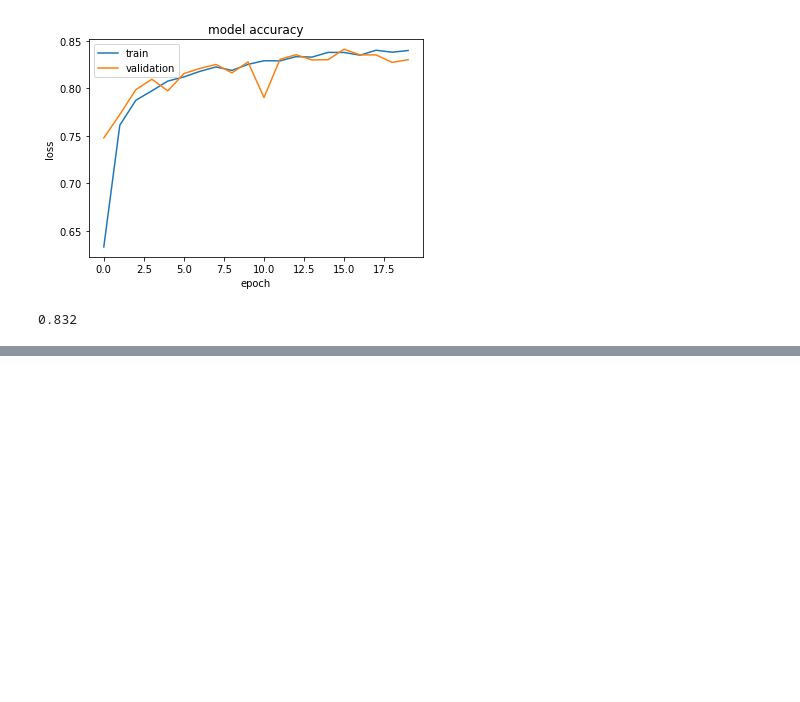
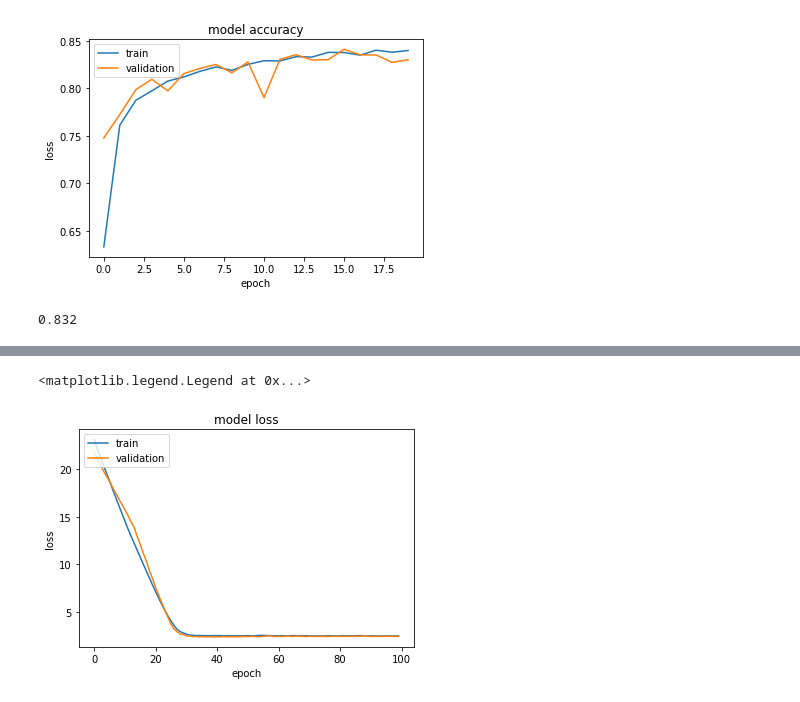
Before and after one commit to AIAcademyBatchJ/neural-networks, a Jupyter notebook: ann-class-handson.ipynb, the cells around one changed output, grey strips where cells are left out. Drawn from its saved outputs; the diff is of its cells as text; code cells hidden in the pictures; blank space fills up the shorter version.

```diff
--- a/ann-class-handson.ipynb
+++ b/ann-class-handson.ipynb
@@ -451,0 +547,2 @@ accuracy_score(ytest, pred_classes)
+# %%
+normalizer = Normalization(axis=-1)
@@ -451,0 +647,5 @@ accuracy_score(ytest, pred_classes)
+# %%
+linear_model = Sequential([
+    normalizer,
+    Dense(units=1)
+])
@@ -451,0 +667,4 @@ accuracy_score(ytest, pred_classes)
+# %%
+linear_model.compile(optimizer=tf.optimizers.Adam(learning_rate=0.1), loss='mean_absolute_error')
+# %%
+history = linear_model.fit(train_features, train_labels, epochs=100, verbose=2, validation_split=0.2)
@@ -451,0 +689,10 @@ accuracy_score(ytest, pred_classes)
+# %%
+plt.plot(history.history['loss'])
+plt.plot(history.history['val_loss'])
+plt.title('model loss')
+plt.xlabel('epoch')
+plt.ylabel('loss')
+plt.legend(['train','validation'], loc='upper left')
+# %% [output]
+<matplotlib.legend.Legend at 0x...>
+[figure, added]
```
Also changed, not shown: parts of 64 cells of this notebook.
